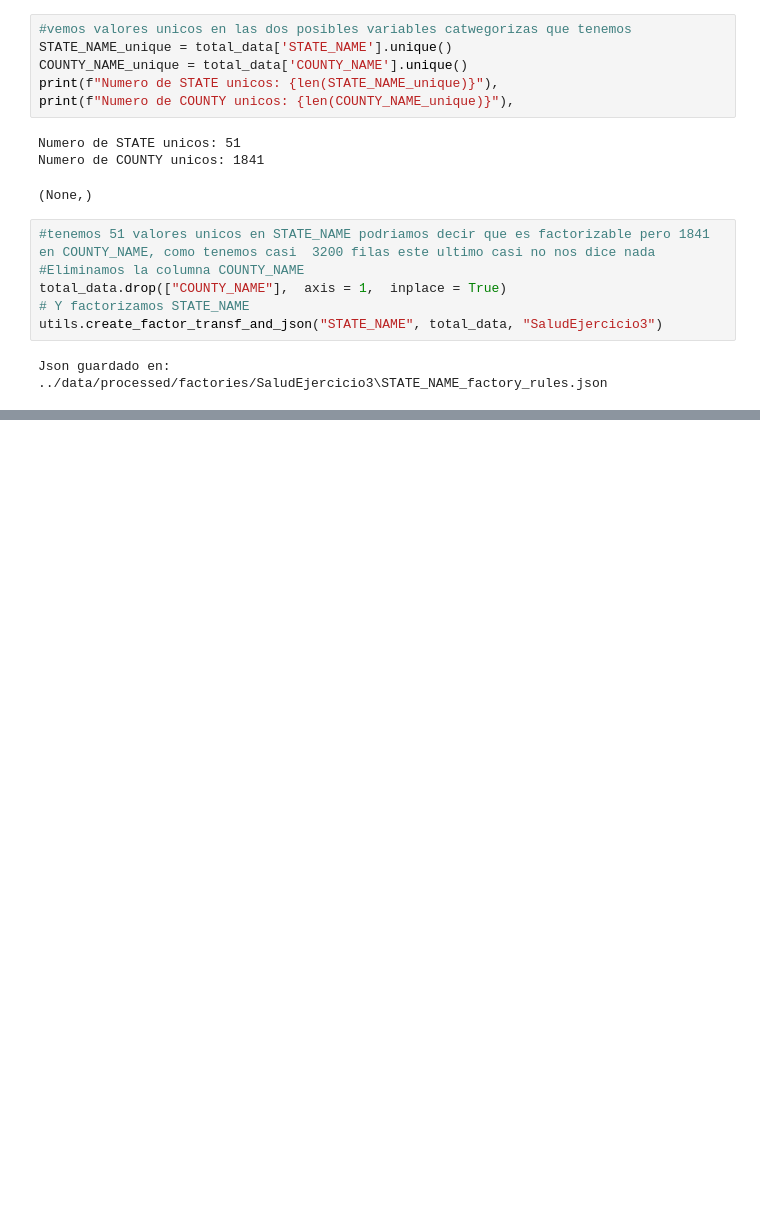
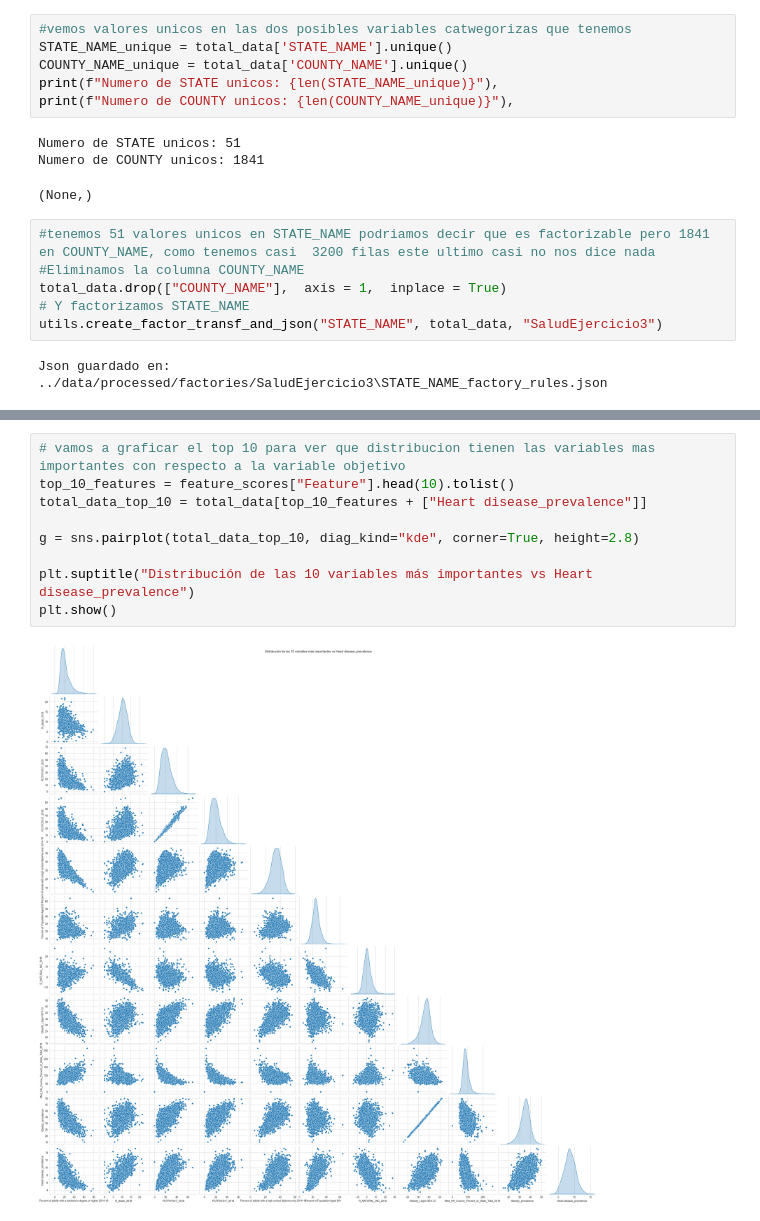
Before and after one commit to 4GeeksAcademy/andrupax94-intro-ml, a Jupyter notebook: src/02-linear-regression-medical-insurance-cost.ipynb, the cells around one changed output, grey strips where cells are left out. Drawn from its saved outputs; the diff is of its cells as text; blank space fills up the shorter version.

```diff
--- a/src/02-linear-regression-medical-insurance-cost.ipynb
+++ b/src/02-linear-regression-medical-insurance-cost.ipynb
@@ -224,0 +294,11 @@ Ahora que hemos reducido las correlaciones
+# %%
+# vamos a graficar el top 10 para ver que distribucion tienen las variables mas importantes con respecto a la variable objetivo
+top_10_features = feature_scores["Feature"].head(10).tolist()
+total_data_top_10 = total_data[top_10_features + ["Heart disease_prevalence"]]
+
+g = sns.pairplot(total_data_top_10, diag_kind="kde", corner=True, height=2.8)
+
+plt.suptitle("Distribución de las 10 variables más importantes vs Heart disease_prevalence")
+plt.show()
+# %% [output]
+[figure, added]
```
Also changed, not shown: parts of 13 cells of this notebook, 2 other files.
